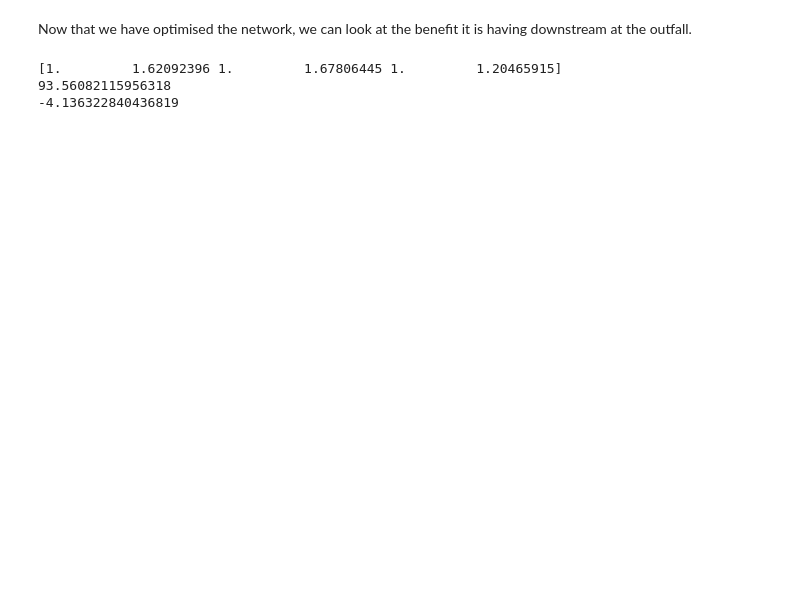
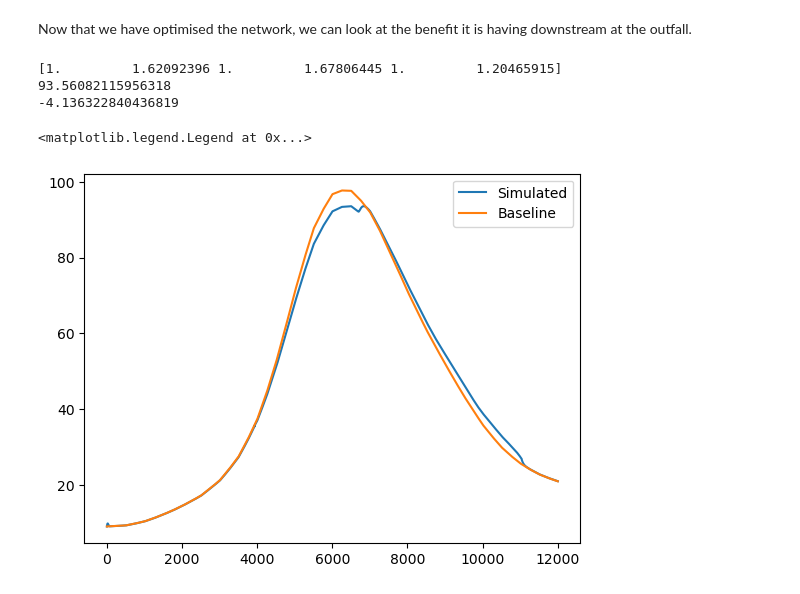
Before and after one commit to BMcCawley/floodify, a Jupyter notebook: example_30k.ipynb, the cells around one changed output. Drawn from its saved outputs; the diff is of its cells as text; code cells hidden in the pictures; blank space fills up the shorter version.

Commit message:
Add visuals directory and link to README

```diff
--- a/example_30k.ipynb
+++ b/example_30k.ipynb
@@ -23,6 +24,10 @@ p_dir_hypso_curve = Path("hypsometric_curves")
 p_dir_inflow = Path("inflows")
 p_fsa_config = Path("fsa_config/storage_30k.json")
 p_optim_config = Path("optimisation_config/optimisation_config.json")
+# Define output paths
+p_plot_outfall_flow = Path("visuals/outfall_flow.html")
+p_plot_fsa_flow = Path("visuals/fsa_flow.html")
+p_plot_fsa_volume = Path("visuals/volume_flow.html")
 # %%
 # Load in hypsometric curve data
 hypso_curves = {}
@@ -89,9 +94,18 @@ print(result.fun - inflows[RETURN_PERIOD]["Total (W)"].max())
 93.56082115956318
 -4.136322840436819
 # %%
+# Create plotly figure
 outfall_flow_fig = go.Figure()
 outfall_flow_fig.add_trace(go.Scatter(y=network.nodes["outfall"]["flow"], name="Simulated"))
 outfall_flow_fig.add_trace(go.Scatter(y=inflows[RETURN_PERIOD]["Total (W)"], name="Baseline"))
 outfall_flow_fig.update_xaxes(title="Timestep")
 outfall_flow_fig.update_yaxes(title="Flow (m<sup>3</sup>/s)")
+outfall_flow_fig.write_html(p_plot_outfall_flow)
+# Create same figure in matplotlib
+plt.plot(network.nodes["outfall"]["flow"], label="Simulated")
+plt.plot(inflows[RETURN_PERIOD]["Total (W)"], label="Baseline")
+plt.legend()
+# %% [output]
+<matplotlib.legend.Legend at 0x...>
+[figure, added]
 # %%
```
Also changed, not shown: parts of 4 cells of this notebook, 4 other files.
